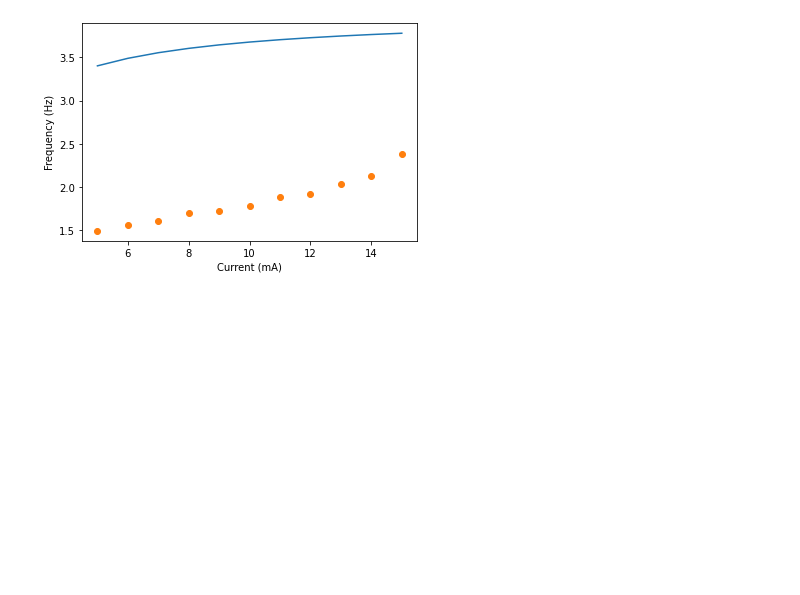
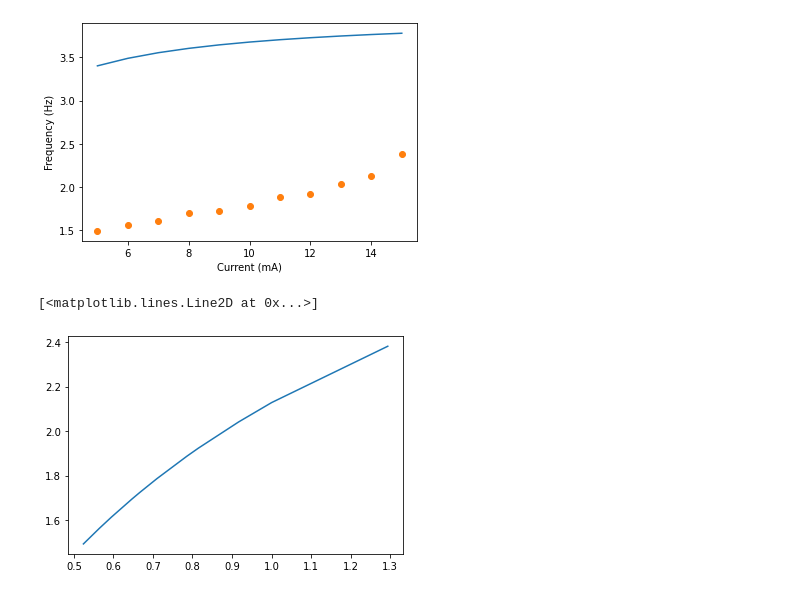
Before and after one commit to udiram/Physics-2P03, a Jupyter notebook: Neuron_modelling/neuron_dynamics.ipynb, the cells around one changed output. Saved outputs shown, nothing was run; the diff lists cells and outputs as text; code cells hidden in the pictures; blank space fills up the shorter version.

```diff
--- a/Neuron_modelling/neuron_dynamics.ipynb
+++ b/Neuron_modelling/neuron_dynamics.ipynb
@@ -101,3 +101,13 @@ plt.ylabel("Frequency (Hz)")
 # %% [output]
 Text(0, 0.5, 'Frequency (Hz)')
 [figure]
+# %%
+def inverse(frequency, capacitance, voltage, tref):
+    current = (frequency*capacitance*voltage)/(1-frequency*tref)
+    return current
+
+inv_arr = [inverse(f, 0.22, 1, 0.25) for f in freq_array]
+plt.plot(inv_arr, freq_array)
+# %% [output]
+[<matplotlib.lines.Line2D at 0x...>]
+[figure, added]
```
Also changed, not shown: parts of 2 cells of this notebook, 6 other files.
